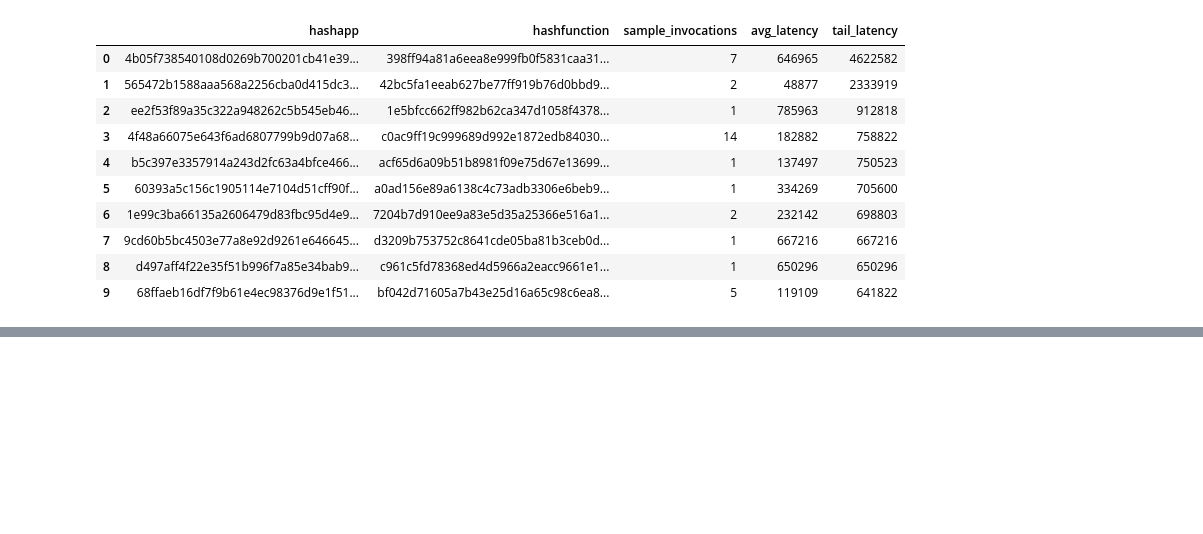
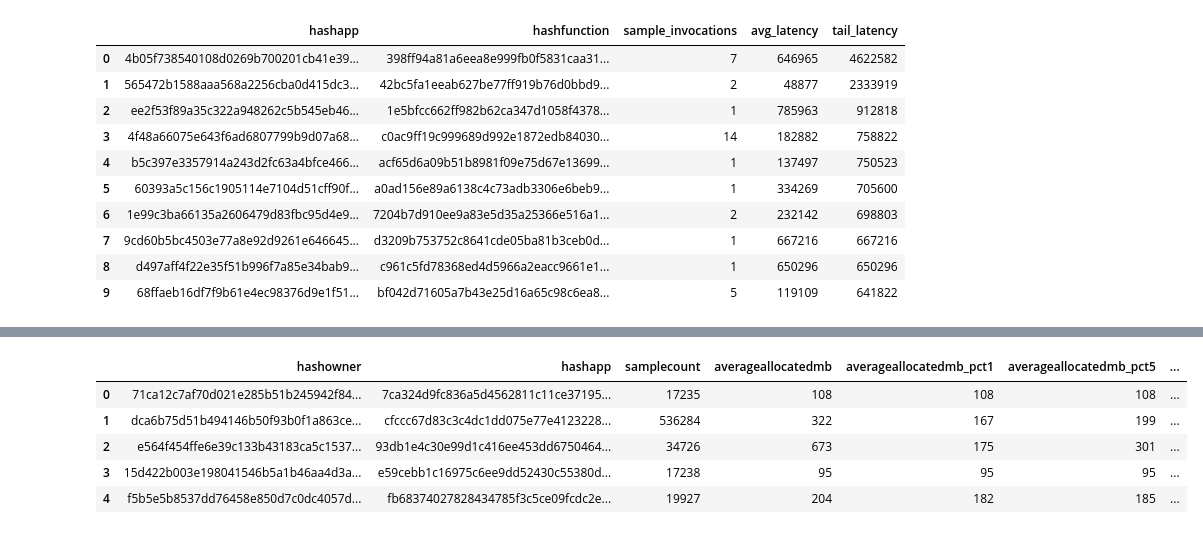
Before and after one commit to atrbyg24/azure-telemetry, a Jupyter notebook: notebooks/eda.ipynb, the cells around one changed output, grey strips where cells are left out. Saved outputs shown, nothing was run; the diff lists cells and outputs as text; code cells hidden in the pictures; blank space fills up the shorter version.

```diff
--- a/notebooks/eda.ipynb
+++ b/notebooks/eda.ipynb
@@ -154,0 +171,16 @@ Latency vs. Demand (Looking for Cold Starts):
+# %%
+query = """
+SELECT *
+FROM "app_memory_percentiles.anon.d01"
+LIMIT 5;
+"""
+
+df_query = pd.read_sql(query, conn)
+display(df_query)
+# %% [output]
+|  | hashowner | hashapp | samplecount | averageallocatedmb | averageallocatedmb_pct1 | averageallocatedmb_pct5 | ... |
+| 0 | 71ca12c7af70d021e285b51b245942f84... | 7ca324d9fc836a5d4562811c11ce37195... | 17235 | 108 | 108 | 108 | ... |
+| 1 | dca6b75d51b494146b50f93b0f1a863ce... | cfccc67d83c3c4dc1dd075e77e4123228... | 536284 | 322 | 167 | 199 | ... |
+| 2 | e564f454ffe6e39c133b43183ca5c1537... | 93db1e4c30e99d1c416ee453dd6750464... | 34726 | 673 | 175 | 301 | ... |
+| 3 | 15d422b003e198041546b5a1b46aa4d3a... | e59cebb1c16975c6ee9dd52430c55380d... | 17238 | 95 | 95 | 95 | ... |
+| 4 | f5b5e5b8537dd76458e850d7c0dc4057d... | fb68374027828434785f3c5ce09fcdc2e... | 19927 | 204 | 182 | 185 | ... |
```
Also changed, not shown: parts of 2 cells of this notebook, 1 other file.
